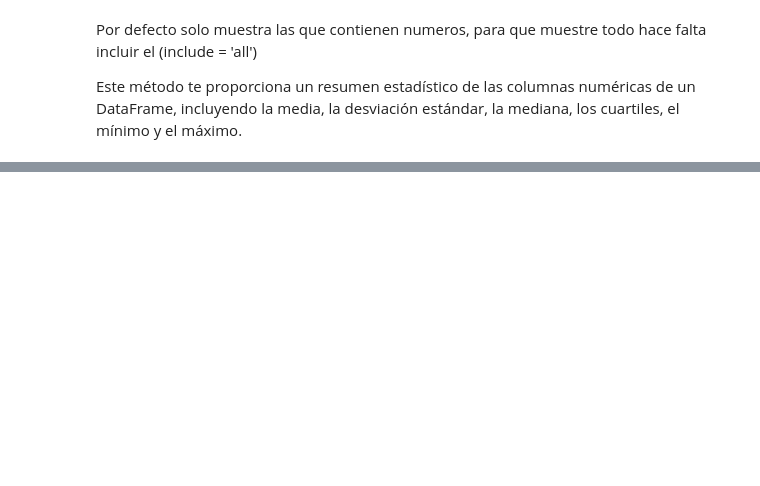
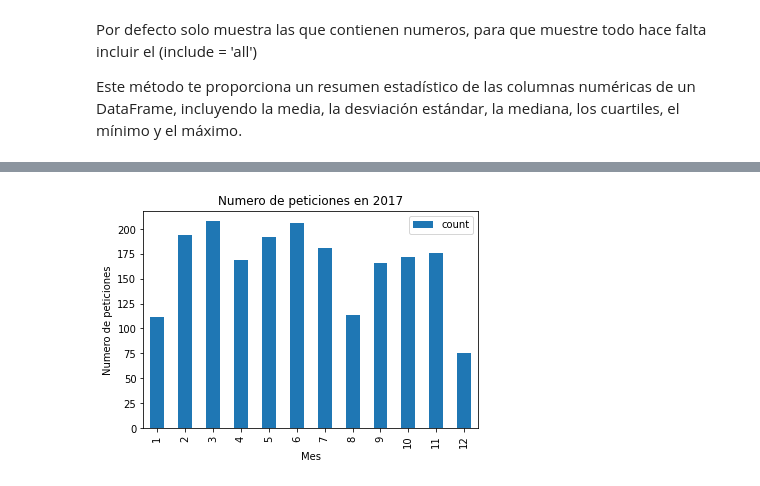
Before and after one commit to JoseAm7/TFG_SDG, a Jupyter notebook: TFG_SDG_JVID.ipynb, the cells around one changed output, grey strips where cells are left out. Drawn from its saved outputs; the diff is of its cells as text; code cells hidden in the pictures; blank space fills up the shorter version.

```diff
--- a/TFG_SDG_JVID.ipynb
+++ b/TFG_SDG_JVID.ipynb
@@ -110,0 +98,8 @@ df = df.drop(columns=['Categoría'], axis=0) #axis = 1 --> se borra una columna
+# %%
+#Creamos un campo llamado date, que usaremos para diseccionar fecha de creacion por años, meses y dias
+df['date']= pd.to_datetime(df.Fecha_de_creacion)
+# %%
+df['Year'] = pd.DatetimeIndex(df.date).year
+df['Month'] = pd.DatetimeIndex(df.date).month
+df['Day'] = pd.DatetimeIndex(df.date).day
+df['weekday'] = pd.DatetimeIndex(df.date).weekday
@@ -110,0 +127,10 @@ df = df.drop(columns=['Categoría'], axis=0) #axis = 1 --> se borra una columna
+# %%
+#Creamos distintos data frames para cada año para su posterior analisis
+data_2016 = df[df.Fecha_de_modificacion < '2017-01-01 00:00']
+data_2017 = df[(df.Fecha_de_modificacion < '2018-01-01 00:00') & (df.Fecha_de_modificacion > '2017-01-01 00:00')]
+data_2018 = df[(df.Fecha_de_modificacion < '2019-01-01 00:00') & (df.Fecha_de_modificacion > '2018-01-01 00:00')]
+data_2019 = df[(df.Fecha_de_modificacion < '2020-01-01 00:00') & (df.Fecha_de_modificacion > '2019-01-01 00:00')]
+data_2020 = df[(df.Fecha_de_modificacion < '2021-01-01 00:00') & (df.Fecha_de_modificacion > '2020-01-01 00:00')]
+data_2021 = df[(df.Fecha_de_modificacion < '2022-01-01 00:00') & (df.Fecha_de_modificacion > '2021-01-01 00:00')]
+data_2022 = df[(df.Fecha_de_modificacion < '2023-01-01 00:00') & (df.Fecha_de_modificacion > '2022-01-01 00:00')]
+data_2016
@@ -110,0 +151,10 @@ df = df.drop(columns=['Categoría'], axis=0) #axis = 1 --> se borra una columna
+# %%
+#Creamos nuevos data frames que consisten en la agrupación de nº de peticiones por mes mediante la función groupby
+counts_2016 = data_2016.groupby(['Month']).size().reset_index(name='count')
+counts_2017 = data_2017.groupby(['Month']).size().reset_index(name='count')
+counts_2018 = data_2018.groupby(['Month']).size().reset_index(name='count')
+counts_2019 = data_2019.groupby(['Month']).size().reset_index(name='count')
+counts_2020 = data_2020.groupby(['Month']).size().reset_index(name='count')
+counts_2021 = data_2021.groupby(['Month']).size().reset_index(name='count')
+counts_2022 = data_2022.groupby(['Month']).size().reset_index(name='count')
+counts_2022
@@ -110,0 +175,11 @@ df = df.drop(columns=['Categoría'], axis=0) #axis = 1 --> se borra una columna
+# %%
+#Mostramos un grafico de barras para ver que se ha hecho correctamente
+counts_2017.plot(x='Month', y='count',kind = 'bar')
+
+plt.xlabel('Mes')
+plt.ylabel('Numero de peticiones')
+plt.title('Numero de peticiones en 2017')
+
+plt.show()
+# %% [output]
+[figure, added]
```
Also changed, not shown: parts of 16 cells of this notebook.
